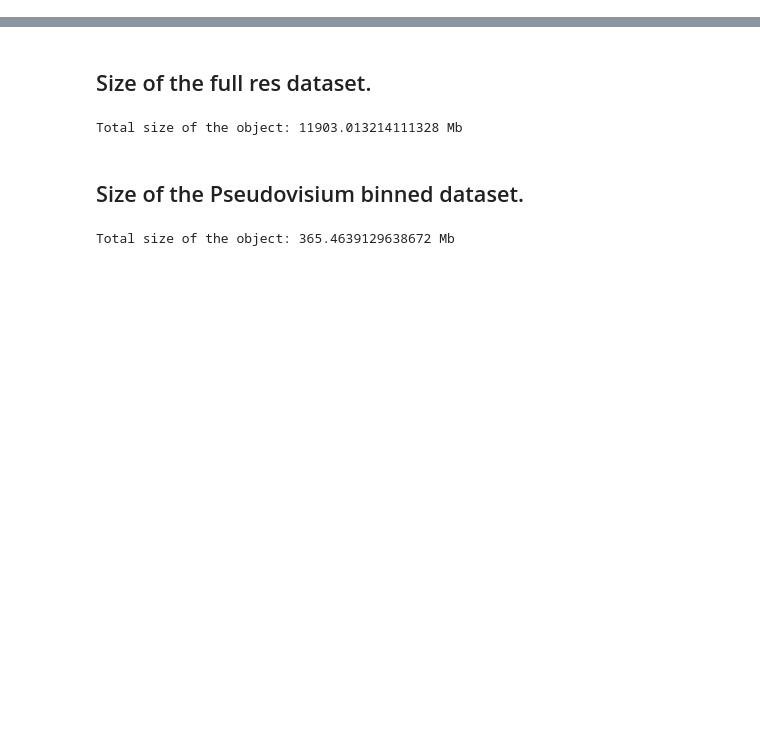
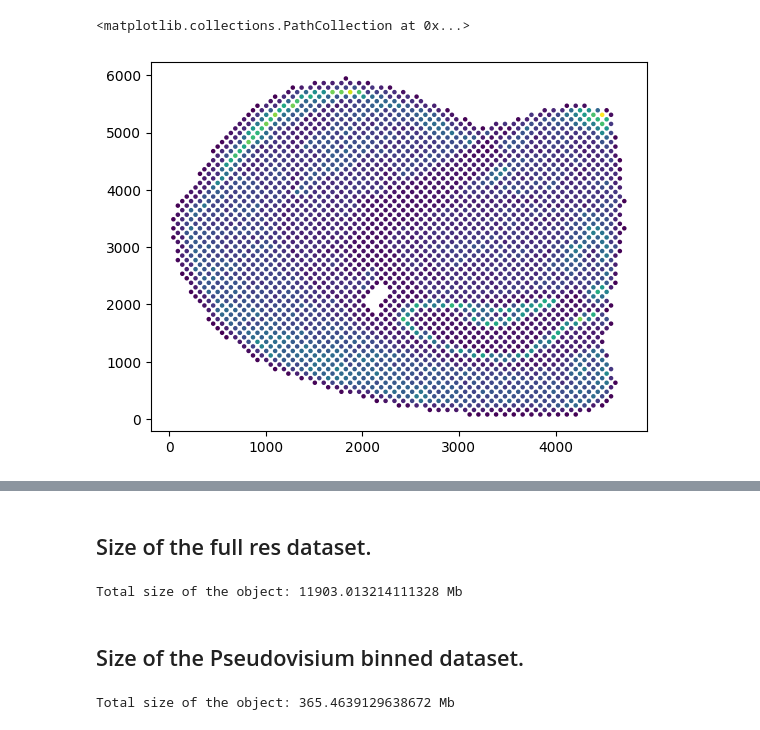
Before and after one commit to BKover99/Pseudovisium, a Jupyter notebook: Visium_HD_example.ipynb, the cells around one changed output, grey strips where cells are left out. Drawn from its saved outputs; the diff is of its cells as text; code cells hidden in the pictures; blank space fills up the shorter version.

```diff
--- a/Visium_HD_example.ipynb
+++ b/Visium_HD_example.ipynb
@@ -139,4 +162,11 @@ sq.pl.spatial_scatter(
 [figure]
+# %%
+import matplotlib.pyplot as plt
+adata_pv.obs["sum"]= np.array(np.sum(adata_pv.X,axis=1)).flatten()
+plt.scatter(adata_pv.obsm["spatial"][:,0],adata_pv.obsm["spatial"][:,1],c=adata_pv.obs["sum"],s=5)
+# %% [output]
+<matplotlib.collections.PathCollection at 0x...>
+[figure, added]
 # %%
 import pandas as pd
 import json
```
Also changed, not shown: parts of 8 cells of this notebook.
